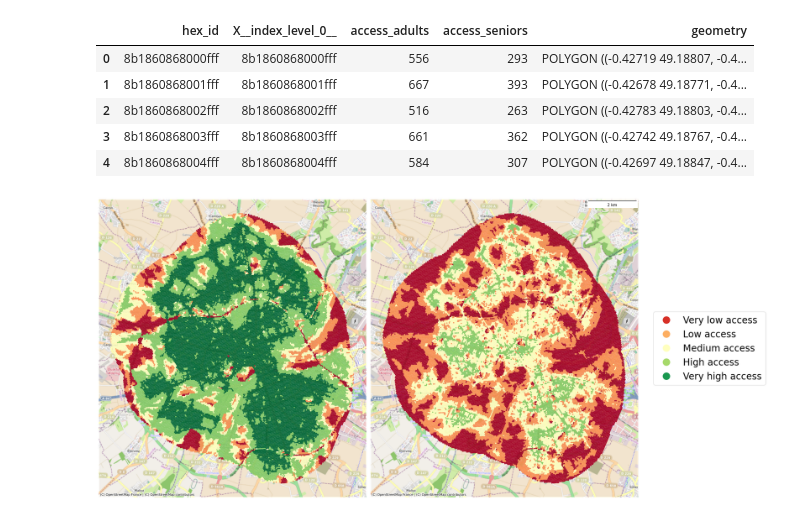
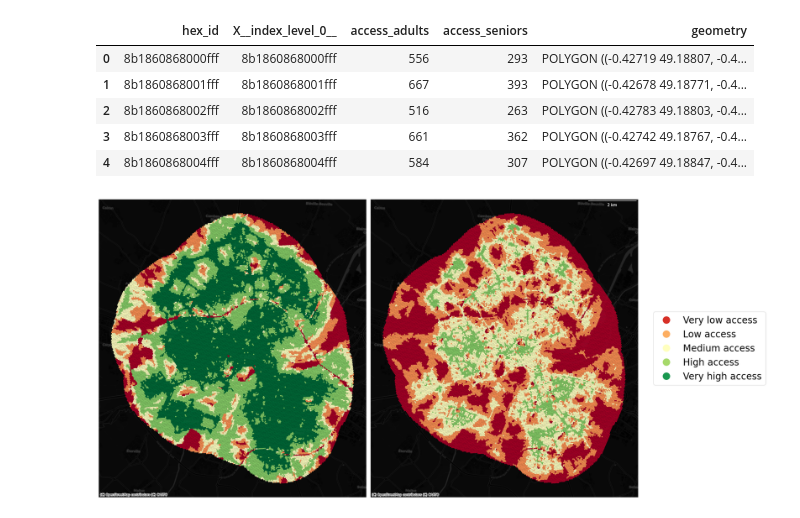
Before and after one commit to cpeiret/ERSA2022_demo, a Jupyter notebook: 00_visualisations.ipynb, the cells around one changed output. Cells and saved outputs as stored; diff of their text form; code cells hidden in the pictures.

```diff
--- a/00_visualisations.ipynb
+++ b/00_visualisations.ipynb
@@ -42,33 +42,35 @@ f, axs = plt.subplots(1,2, figsize = (24,24))
 axs = axs.flatten()
 scalebar = ScaleBar(dx=1,
                     location='upper right',
-                    height_fraction=0.001
+                    height_fraction=0.001,
+                    color='white',
+                    box_alpha=0.0
                     )
 
 for i, s in enumerate(scores):
     access_score.to_crs(2154).plot(
         s,
         scheme = 'UserDefined',
         classification_kwds={ # Use global bins
             'bins': pooled.global_classifier.bins
         },
         ax = axs[i],
         cmap = 'RdYlGn'
 
     )
 
     cx.add_basemap(axs[i],
                crs=2154,
-               source = cx.providers.OpenStreetMap.France)
+               source = cx.providers.CartoDB.DarkMatter)
 
     axs[i].set_axis_off()
     axs[i].tick_params(labelsize = 20)
     axs[1].add_artist(scalebar)
     axs[1].legend(handles = legend_elements, loc = 'center left', bbox_to_anchor=(1.04,0.5), fontsize = 24)
     # axs[0].set_title('Accessibility score for adults', fontsize = 16)
     # axs[1].set_title('Accessibility score for seniors', fontsize = 16)
 
 plt.tight_layout()
 plt.savefig('./figures/access_score_comparison.png', bbox_inches='tight')
 # %% [output]
-[figure, old version]
+[figure, new version]
```
Also changed, not shown: 6 other files.
